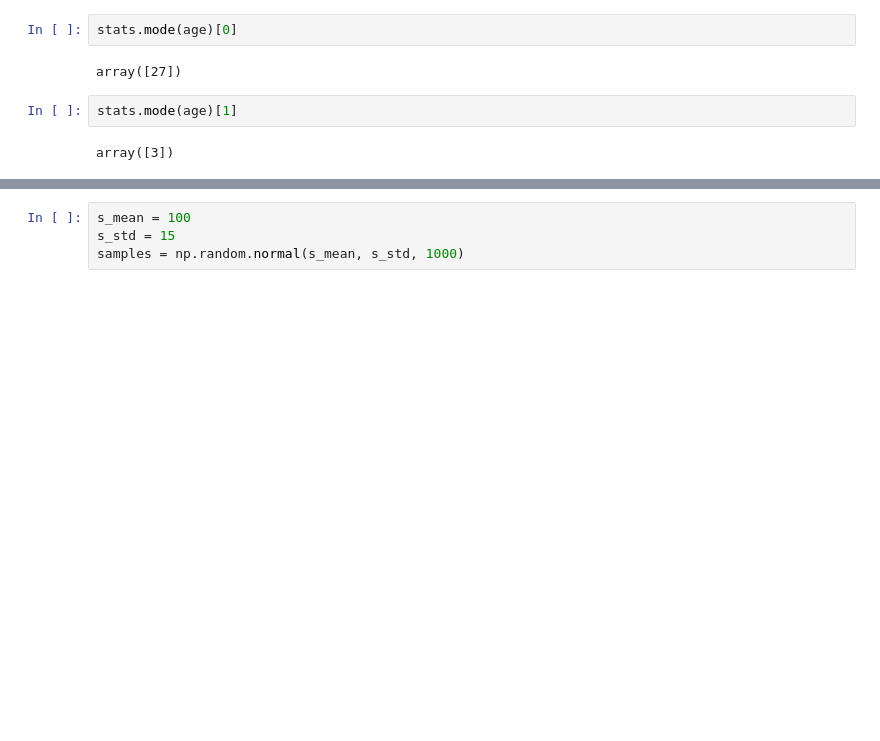
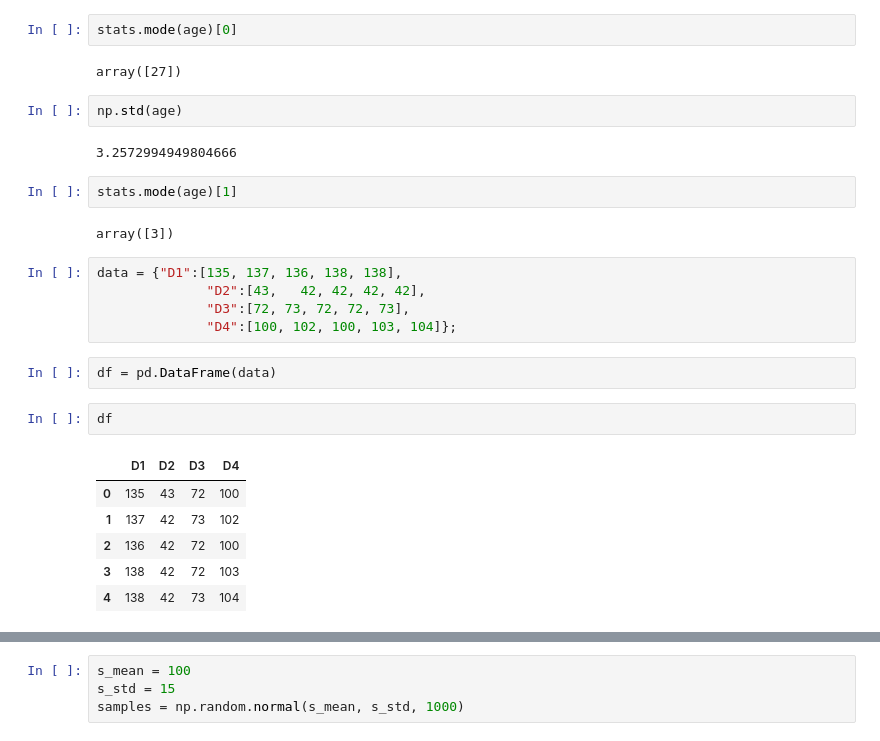
Before and after one commit to Ertugrul-Kurubal/Statistics-With-Python, a Jupyter notebook: Statistics Review.ipynb, the cells around one changed output, grey strips where cells are left out. Saved outputs shown, nothing was run; the diff lists cells and outputs as text; blank space fills up the shorter version.

```diff
--- a/Statistics Review.ipynb
+++ b/Statistics Review.ipynb
@@ -32,7 +35,27 @@ ModeResult(mode=array([27]), count=array([3]))
 stats.mode(age)[0]
 # %% [output]
 array([27])
+# %%
+np.std(age)
+# %% [output]
+3.2572994949804666
 # %%
 stats.mode(age)[1]
 # %% [output]
 array([3])
+# %%
+data = {"D1":[135, 137, 136, 138, 138],
+              "D2":[43,   42, 42, 42, 42],
+              "D3":[72, 73, 72, 72, 73],
+              "D4":[100, 102, 100, 103, 104]};
+# %%
+df = pd.DataFrame(data)
+# %%
+df
+# %% [output]
+|  | D1 | D2 | D3 | D4 |
+| 0 | 135 | 43 | 72 | 100 |
+| 1 | 137 | 42 | 73 | 102 |
+| 2 | 136 | 42 | 72 | 100 |
+| 3 | 138 | 42 | 72 | 103 |
+| 4 | 138 | 42 | 73 | 104 |
```
Also changed, not shown: parts of 18 cells of this notebook.
